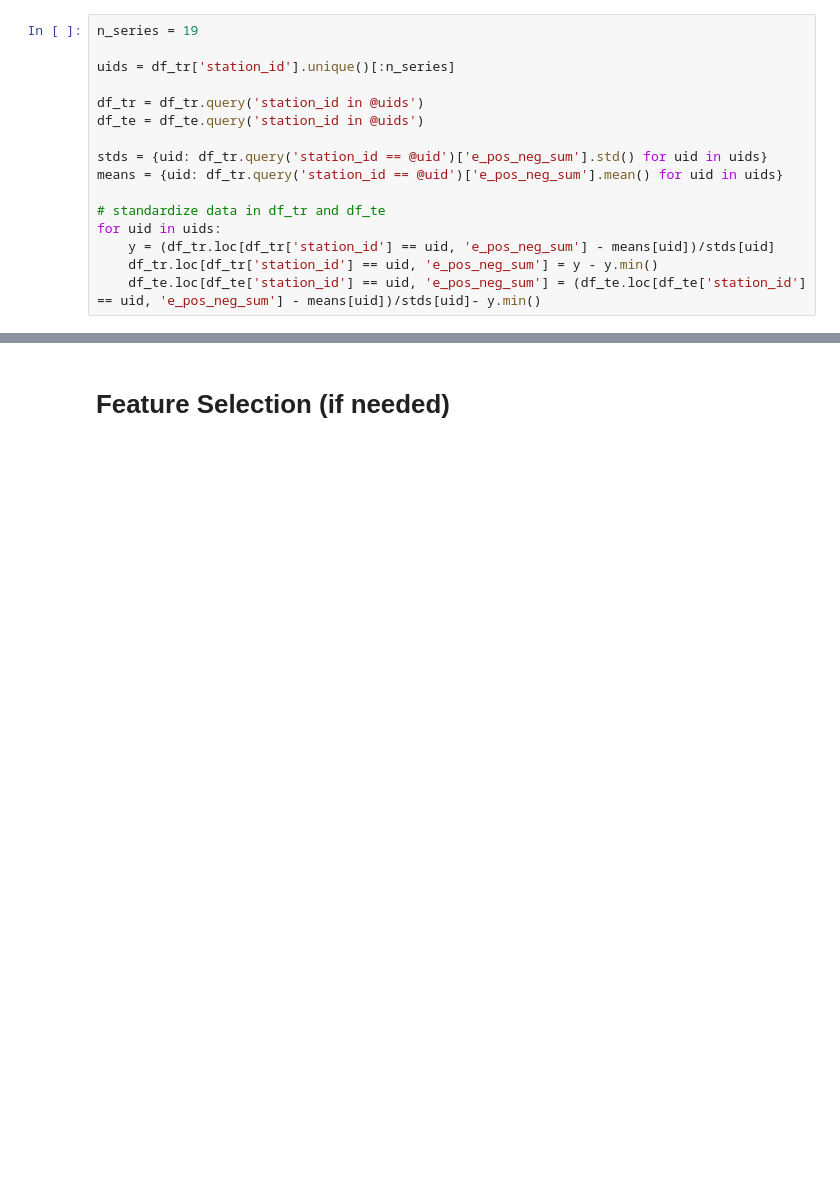
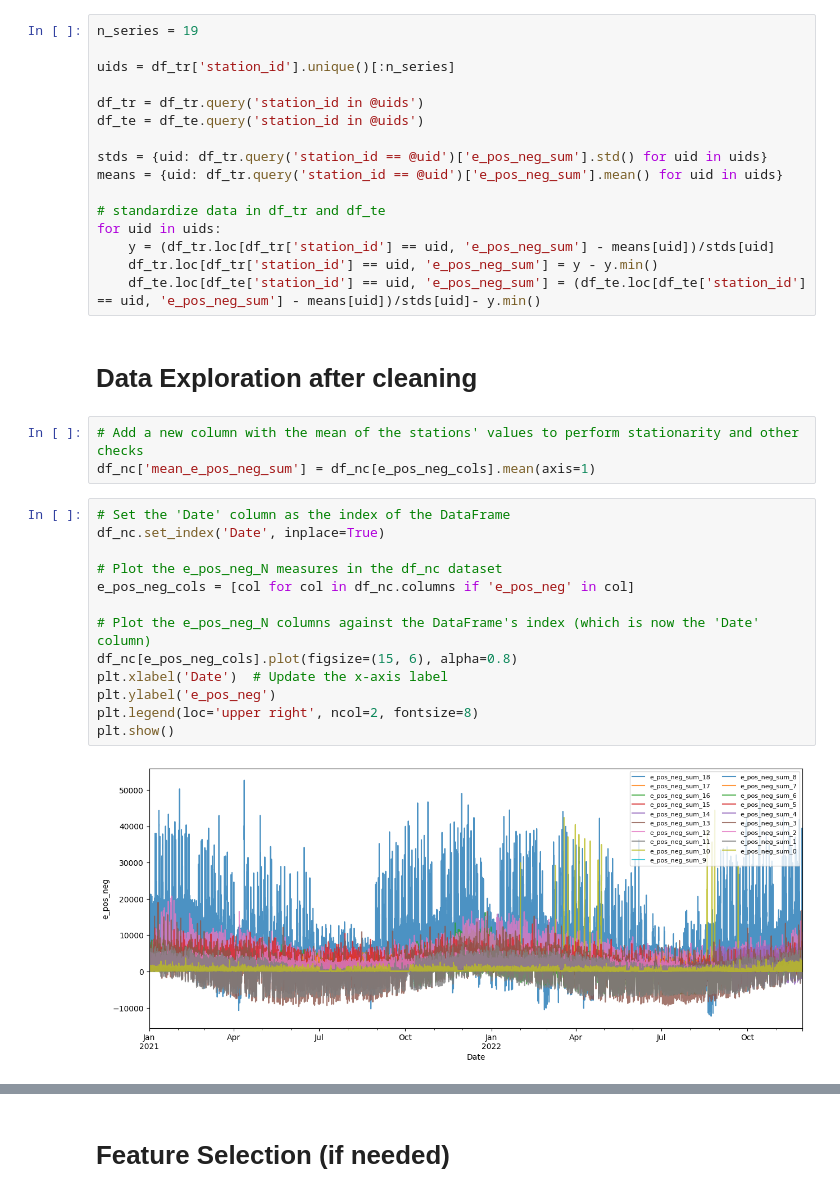
Before and after one commit to FabioLddo/time_series_energy_community_forecasting, a Jupyter notebook: Final_Project_Ippolito_Loddo_Margni.ipynb, the cells around one changed output, grey strips where cells are left out. Cells and saved outputs as stored; diff of their text form; blank space fills up the shorter version.

```diff
--- a/Final_Project_Ippolito_Loddo_Margni.ipynb
+++ b/Final_Project_Ippolito_Loddo_Margni.ipynb
@@ -853,3 +870,23 @@ for uid in uids:
     y = (df_tr.loc[df_tr['station_id'] == uid, 'e_pos_neg_sum'] - means[uid])/stds[uid]
     df_tr.loc[df_tr['station_id'] == uid, 'e_pos_neg_sum'] = y - y.min()
     df_te.loc[df_te['station_id'] == uid, 'e_pos_neg_sum'] = (df_te.loc[df_te['station_id'] == uid, 'e_pos_neg_sum'] - means[uid])/stds[uid]- y.min()
+# %% [markdown]
+# Data Exploration after cleaning
+# %%
+# Add a new column with the mean of the stations' values to perform stationarity and other checks
+df_nc['mean_e_pos_neg_sum'] = df_nc[e_pos_neg_cols].mean(axis=1)
+# %%
+# Set the 'Date' column as the index of the DataFrame
+df_nc.set_index('Date', inplace=True)
+
+# Plot the e_pos_neg_N measures in the df_nc dataset
+e_pos_neg_cols = [col for col in df_nc.columns if 'e_pos_neg' in col]
+
+# Plot the e_pos_neg_N columns against the DataFrame's index (which is now the 'Date' column)
+df_nc[e_pos_neg_cols].plot(figsize=(15, 6), alpha=0.8)
+plt.xlabel('Date')  # Update the x-axis label
+plt.ylabel('e_pos_neg')
+plt.legend(loc='upper right', ncol=2, fontsize=8)
+plt.show()
+# %% [output]
+[figure, added]
```
Also changed, not shown: parts of 32 cells of this notebook.
